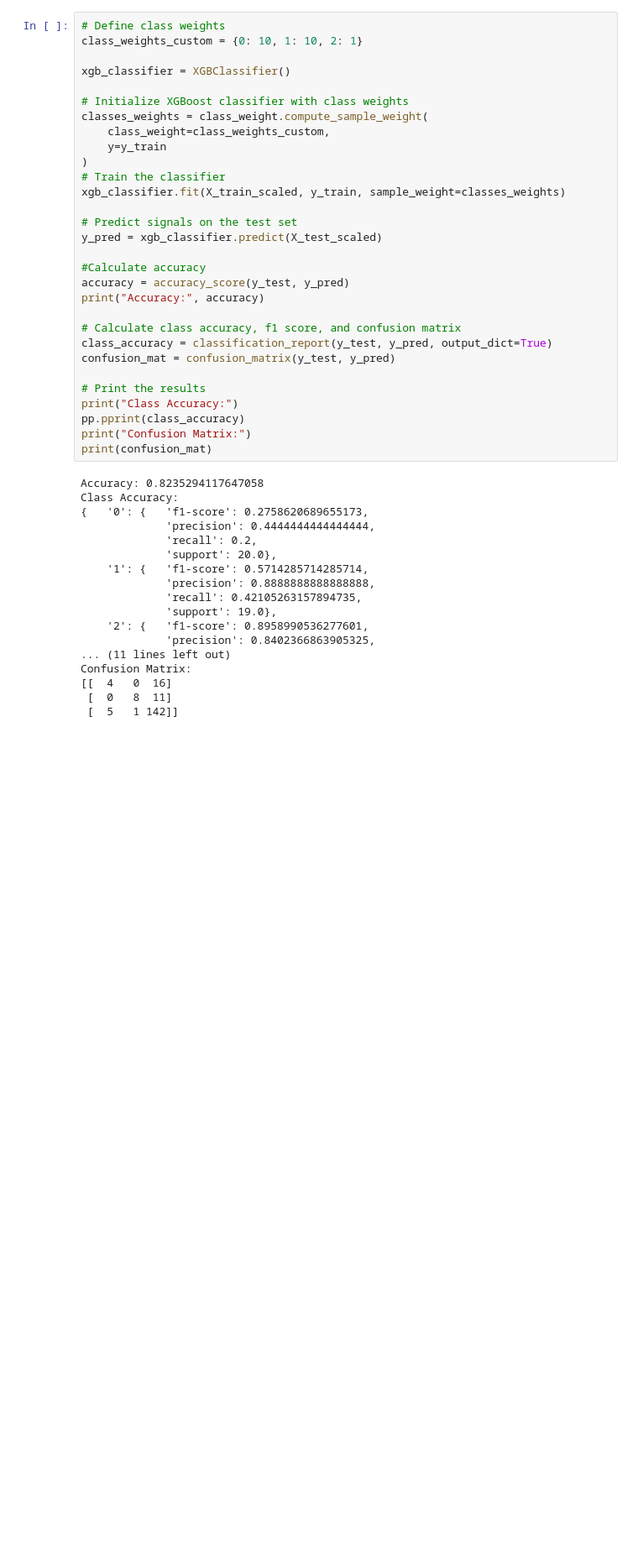
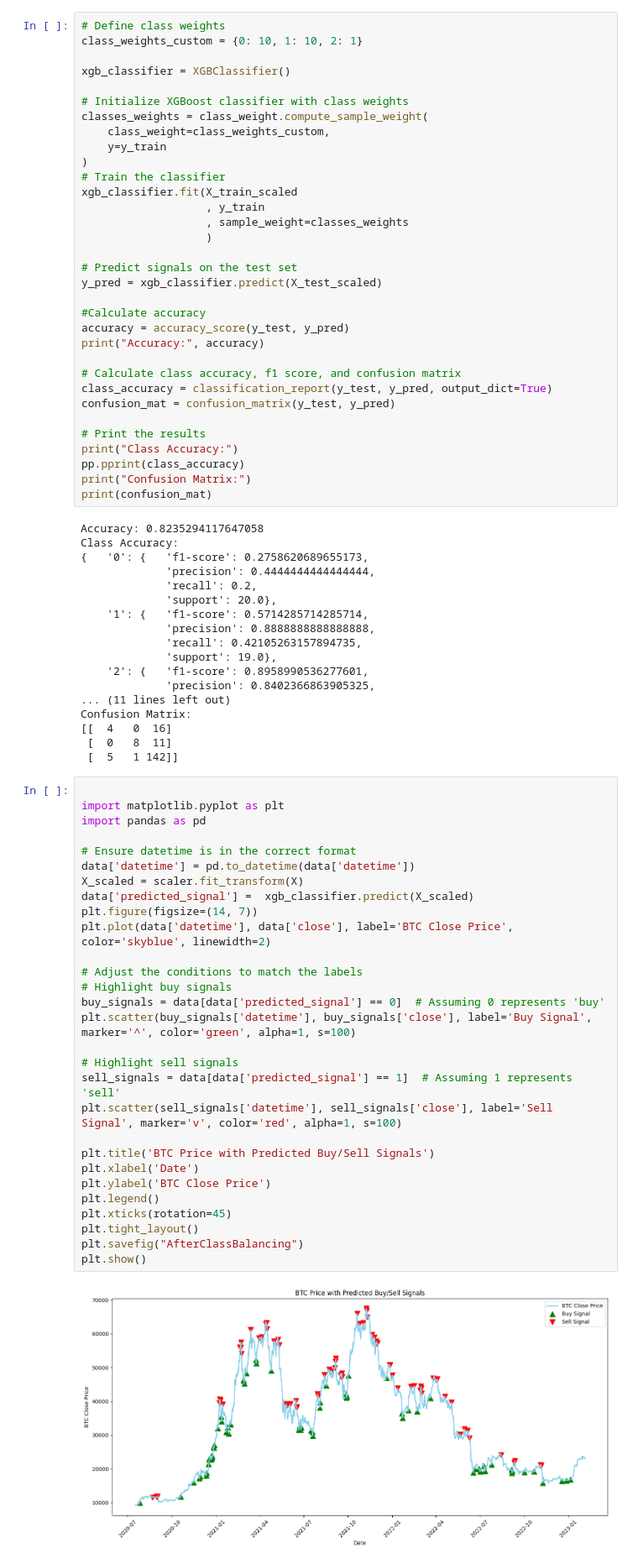
Before and after one commit to Aarav-Nigam/QuantProject, a Jupyter notebook: FeatureEngineering.ipynb, the cells around one changed output. Shown at 84% size. Saved outputs shown, nothing was run; the diff lists cells and outputs as text; blank space fills up the shorter version.

Commit message:
adding plot to FE

```diff
--- a/FeatureEngineering.ipynb
+++ b/FeatureEngineering.ipynb
@@ -94,7 +94,10 @@ classes_weights = class_weight.compute_sample_weight(
     y=y_train
 )
 # Train the classifier
-xgb_classifier.fit(X_train_scaled, y_train, sample_weight=classes_weights)
+xgb_classifier.fit(X_train_scaled
+                   , y_train
+                   , sample_weight=classes_weights
+                   )
 
 # Predict signals on the test set
 y_pred = xgb_classifier.predict(X_test_scaled)
@@ -130,3 +133,34 @@ Confusion Matrix:
 [[  4   0  16]
  [  0   8  11]
  [  5   1 142]]
+# %%
+
+import matplotlib.pyplot as plt
+import pandas as pd
+
+# Ensure datetime is in the correct format
+data['datetime'] = pd.to_datetime(data['datetime'])
+X_scaled = scaler.fit_transform(X)
+data['predicted_signal'] =  xgb_classifier.predict(X_scaled)
+plt.figure(figsize=(14, 7))
+plt.plot(data['datetime'], data['close'], label='BTC Close Price', color='skyblue', linewidth=2)
+
+# Adjust the conditions to match the labels
+# Highlight buy signals
+buy_signals = data[data['predicted_signal'] == 0]  # Assuming 0 represents 'buy'
+plt.scatter(buy_signals['datetime'], buy_signals['close'], label='Buy Signal', marker='^', color='green', alpha=1, s=100)
+
+# Highlight sell signals
+sell_signals = data[data['predicted_signal'] == 1]  # Assuming 1 represents 'sell'
+plt.scatter(sell_signals['datetime'], sell_signals['close'], label='Sell Signal', marker='v', color='red', alpha=1, s=100)
+
+plt.title('BTC Price with Predicted Buy/Sell Signals')
+plt.xlabel('Date')
+plt.ylabel('BTC Close Price')
+plt.legend()
+plt.xticks(rotation=45)
+plt.tight_layout()
+plt.savefig("AfterClassBalancing")
+plt.show()
+# %% [output]
+[figure, added]
```
